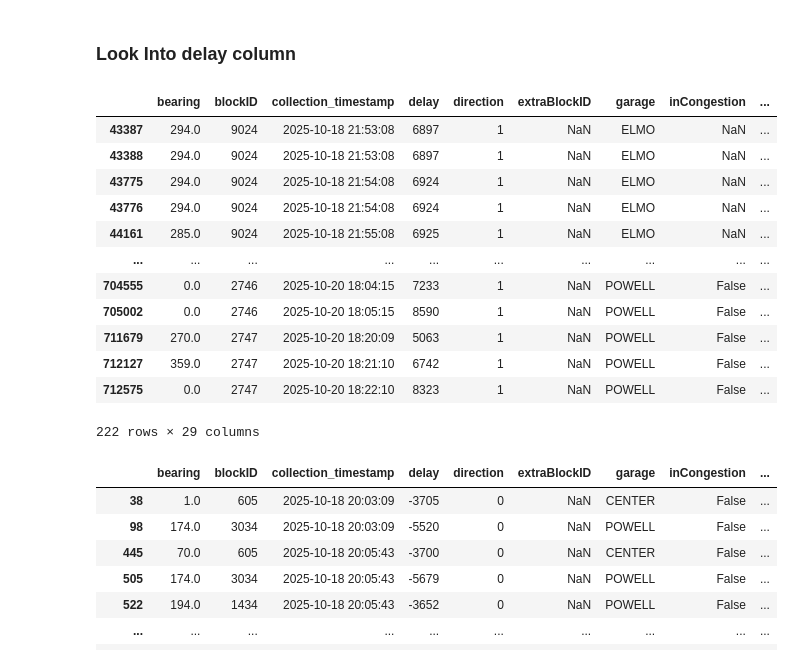
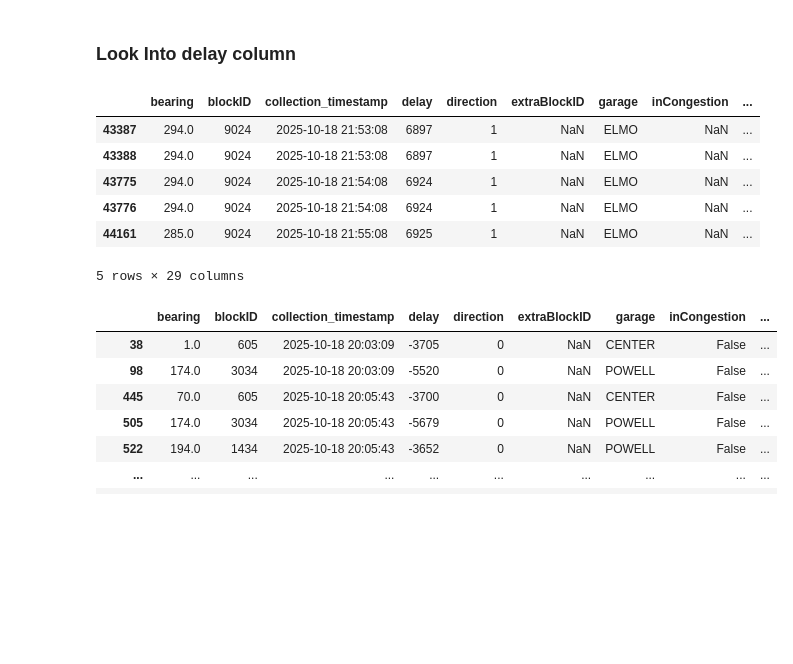
Before and after one commit to dvan2/trimet_data_project, a Jupyter notebook: notebooks/trimet.ipynb, the cells around one changed output. Saved outputs shown, nothing was run; the diff lists cells and outputs as text; code cells hidden in the pictures; blank space fills up the shorter version.

```diff
--- a/notebooks/trimet.ipynb
+++ b/notebooks/trimet.ipynb
@@ -233,21 +233,15 @@ Let's investigate
 # %%
 # Check for bus over 1 hour late or early
 hour_early = df[df['delay'] > 3600]
-hour_early
+hour_early.head(5)
 # %% [output]
 |  | bearing | blockID | collection_timestamp | delay | direction | extraBlockID | garage | inCongestion | ... |
 | 43387 | 294.0 | 9024 | 2025-10-18 21:53:08 | 6897 | 1 | NaN | ELMO | NaN | ... |
 | 43388 | 294.0 | 9024 | 2025-10-18 21:53:08 | 6897 | 1 | NaN | ELMO | NaN | ... |
 | 43775 | 294.0 | 9024 | 2025-10-18 21:54:08 | 6924 | 1 | NaN | ELMO | NaN | ... |
 | 43776 | 294.0 | 9024 | 2025-10-18 21:54:08 | 6924 | 1 | NaN | ELMO | NaN | ... |
 | 44161 | 285.0 | 9024 | 2025-10-18 21:55:08 | 6925 | 1 | NaN | ELMO | NaN | ... |
-| ... | ... | ... | ... | ... | ... | ... | ... | ... | ... |
-| 704555 | 0.0 | 2746 | 2025-10-20 18:04:15 | 7233 | 1 | NaN | POWELL | False | ... |
-| 705002 | 0.0 | 2746 | 2025-10-20 18:05:15 | 8590 | 1 | NaN | POWELL | False | ... |
-| 711679 | 270.0 | 2747 | 2025-10-20 18:20:09 | 5063 | 1 | NaN | POWELL | False | ... |
-| 712127 | 359.0 | 2747 | 2025-10-20 18:21:10 | 6742 | 1 | NaN | POWELL | False | ... |
-| 712575 | 0.0 | 2747 | 2025-10-20 18:22:10 | 8323 | 1 | NaN | POWELL | False | ... |
-222 rows × 29 columns
+5 rows × 29 columns
 # %%
 hour_late = df[df['delay'] < -3600]
 hour_late
```
Also changed, not shown: parts of 12 cells of this notebook.
